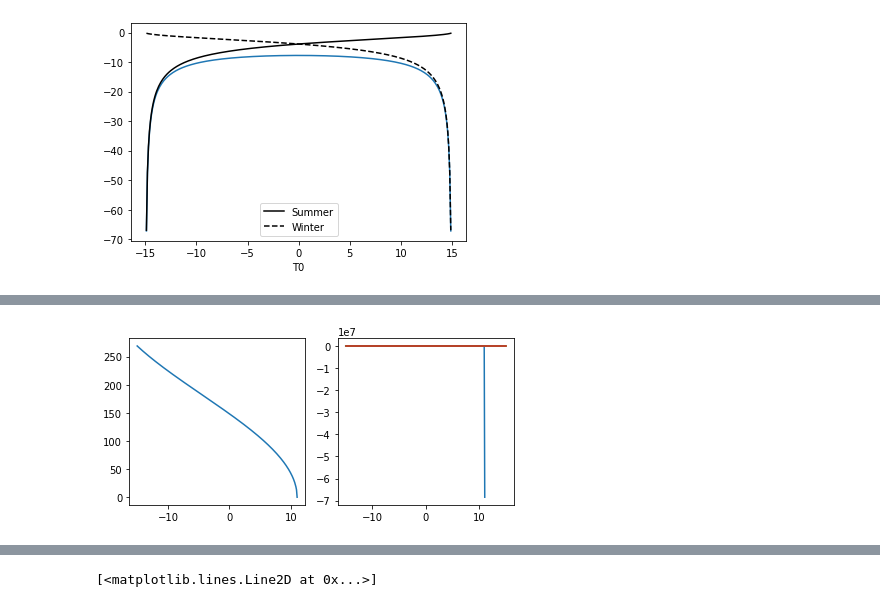
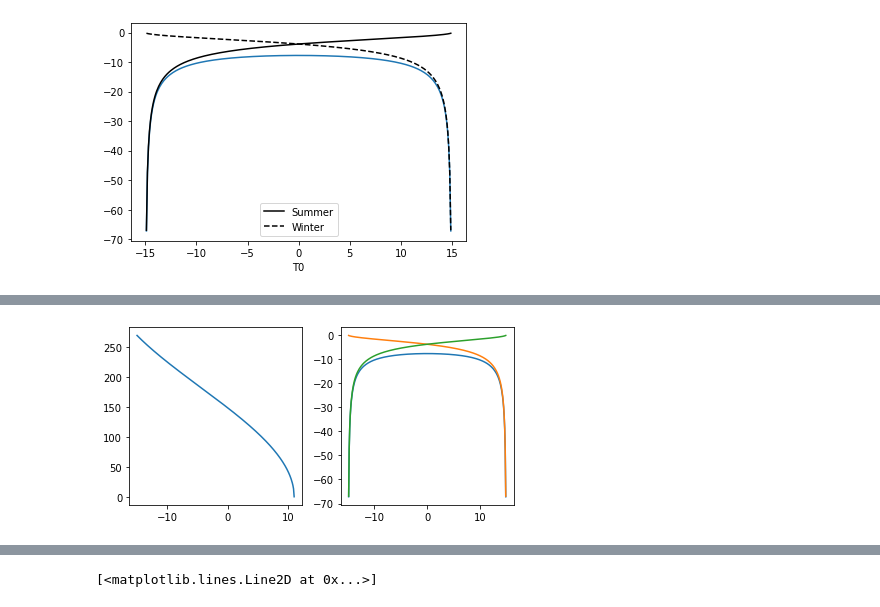
Before and after one commit to andersonsam/cnn_lstm_interpret, a Jupyter notebook: sine_sensitivity.ipynb, the cells around one changed output, grey strips where cells are left out. Drawn from its saved outputs; the diff is of its cells as text; code cells hidden in the pictures.

```diff
--- a/sine_sensitivity.ipynb
+++ b/sine_sensitivity.ipynb
@@ -504,14 +488,15 @@ plt.plot(T0s, frac_winter)
 # %%
 fig, ax = plt.subplots(nrows = 1, ncols = 2, figsize = (6,3))
 ax[0].plot(T0s, Dsnow)
-ax[1].plot(T0s, dDsnow_dT0)
+# ax[1].plot(T0s, dDsnow_dT0)
 ax[1].plot(T0s, dDsnowmean_dT0)
 ax[1].plot(T0s, dDsnowmean_dTw)
 ax[1].plot(T0s, dDsnowmean_dTs)
 
+
 plt.tight_layout()
 # %% [output]
-[figure, old version]
+[figure, new version]
 # %%
 #MODERN
 
```
Also changed, not shown: parts of 54 cells of this notebook.
